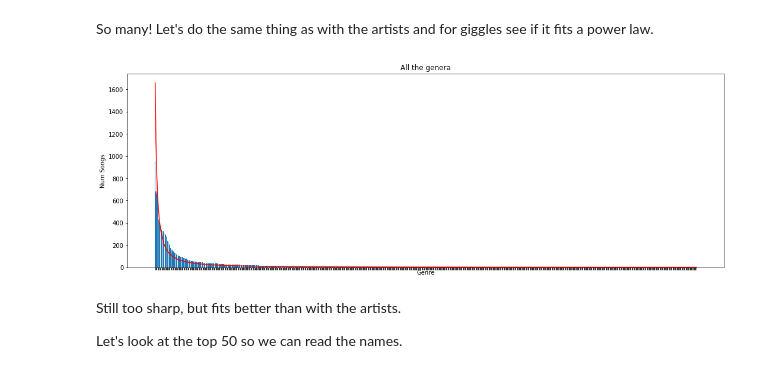
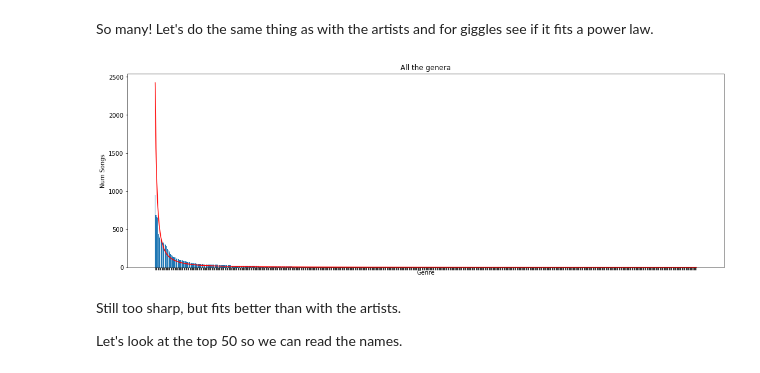
Before and after one commit to pavelkomarov/exportify, a Jupyter notebook: taste_analysis.ipynb, the cells around one changed output. Cells and saved outputs as stored; diff of their text form; code cells hidden in the pictures.

```diff
--- a/taste_analysis.ipynb
+++ b/taste_analysis.ipynb
@@ -60,7 +60,7 @@ for i,song in data.iterrows():
 
 # sort for histogram
 artists = pandas.DataFrame(artists.items(), columns=['Artist', 'Num Songs']
-                          ).sort_values('Num Songs', ascending=False)
+                          ).sort_values('Num Songs', ascending=False).reset_index(drop=True)
 print("number of unique artists:", artists.shape[0])
 
 pyplot.figure(figsize=(18, 6))
@@ -179,7 +182,7 @@ for i,song in data.iterrows():
 
 # sort for histogram
 genres = pandas.DataFrame(genres.items(), columns=['Genre', 'Num Songs']
-                          ).sort_values('Num Songs', ascending=False)
+                          ).sort_values('Num Songs', ascending=False).reset_index(drop=True)
 print("number of unique genres:", genres.shape[0])
 
 pyplot.figure(figsize=(18, 6))
@@ -196,22 +199,25 @@ So many! Let's do the same thing as with the artists and for giggles see if it f
 # %%
 y = []
 for i in range(genres.shape[0]):
 	for j in range(genres['Num Songs'][i]):
 		y.append(i)
 
+# sanity check
+#pyplot.figure()
+#pyplot.hist(y, bins=30)
+
 param = pareto.fit(y, 100)
-pareto_fitted = len(y)*pareto.pdf(range(genres.shape[0]), *param[:-2], loc=param[-2],
-                                  scale=param[-1])
+pareto_fitted = len(y)*pareto.pdf(range(genres.shape[0]), *param)
 
 pyplot.figure(figsize=(18, 6))
 pyplot.bar(genres['Genre'], genres['Num Songs'])
 pyplot.plot(pareto_fitted, color='r')
 pyplot.xticks(visible=False)
 pyplot.xlabel(genres.columns[0])
 pyplot.ylabel(genres.columns[1])
 pyplot.title('All the genera');
 # %% [output]
-[figure, old version]
+[figure, new version]
 # %% [markdown]
 Still too sharp, but fits better than with the artists.
 
```
Also changed, not shown: parts of 11 cells of this notebook.
